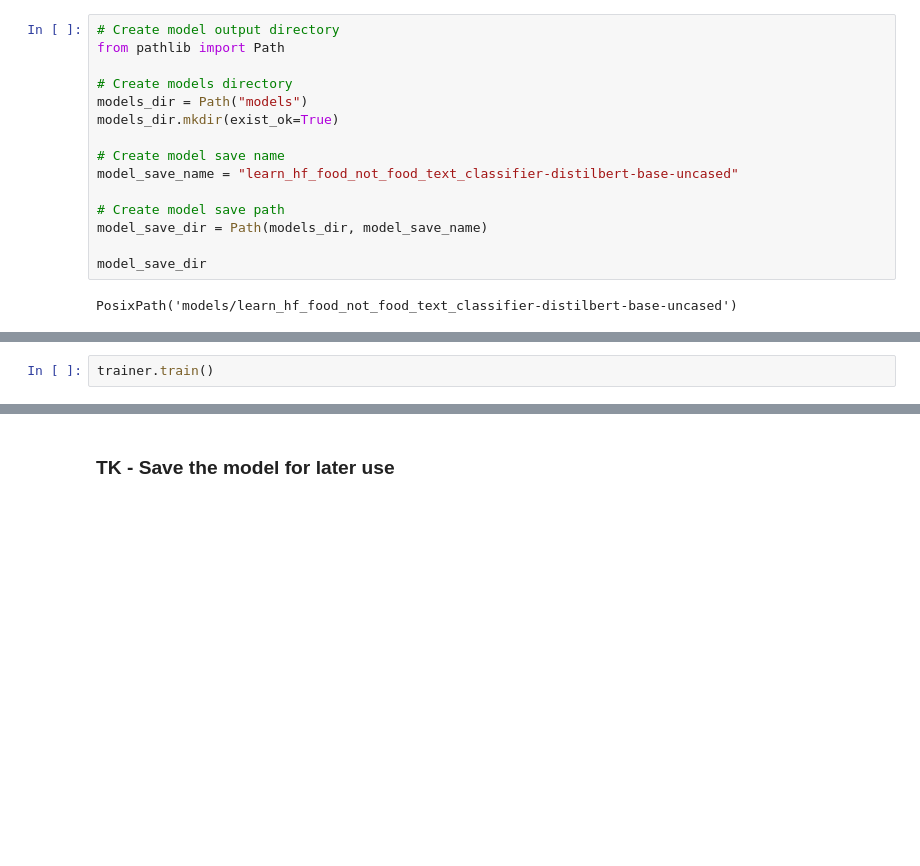
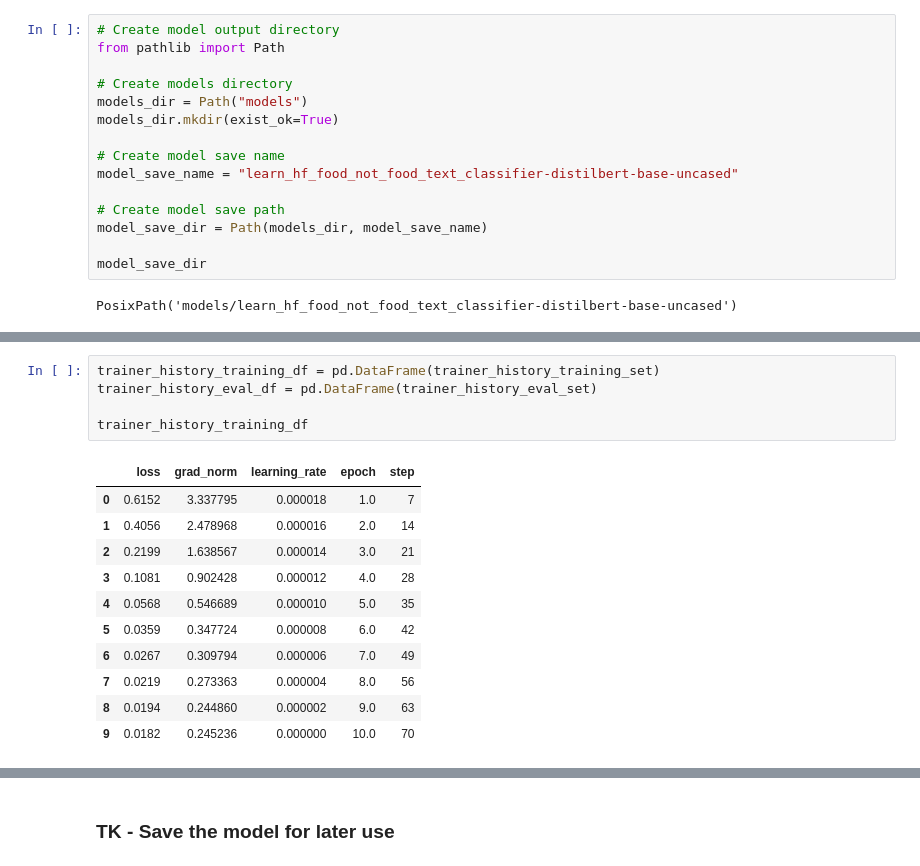
Before and after one commit to mrdbourke/learn-huggingface, a Jupyter notebook: notebooks/hugging_face_text_classification_tutorial.ipynb, the cells around one changed output, grey strips where cells are left out. Drawn from its saved outputs; the diff is of its cells as text; blank space fills up the shorter version.

```diff
--- a/notebooks/hugging_face_text_classification_tutorial.ipynb
+++ b/notebooks/hugging_face_text_classification_tutorial.ipynb
@@ -334,2 +436,0 @@ trainer = Trainer(
-# %%
-trainer.train()
@@ -353,0 +500,17 @@ TrainOutput(global_step=70, training_loss=0.003375225713742631, metrics={'train_
+# %%
+trainer_history_training_df = pd.DataFrame(trainer_history_training_set)
+trainer_history_eval_df = pd.DataFrame(trainer_history_eval_set)
+
+trainer_history_training_df
+# %% [output]
+|  | loss | grad_norm | learning_rate | epoch | step |
+| 0 | 0.6152 | 3.337795 | 0.000018 | 1.0 | 7 |
+| 1 | 0.4056 | 2.478968 | 0.000016 | 2.0 | 14 |
+| 2 | 0.2199 | 1.638567 | 0.000014 | 3.0 | 21 |
+| 3 | 0.1081 | 0.902428 | 0.000012 | 4.0 | 28 |
+| 4 | 0.0568 | 0.546689 | 0.000010 | 5.0 | 35 |
+| 5 | 0.0359 | 0.347724 | 0.000008 | 6.0 | 42 |
+| 6 | 0.0267 | 0.309794 | 0.000006 | 7.0 | 49 |
+| 7 | 0.0219 | 0.273363 | 0.000004 | 8.0 | 56 |
+| 8 | 0.0194 | 0.244860 | 0.000002 | 9.0 | 63 |
+| 9 | 0.0182 | 0.245236 | 0.000000 | 10.0 | 70 |
```
Also changed, not shown: parts of 83 cells of this notebook.
